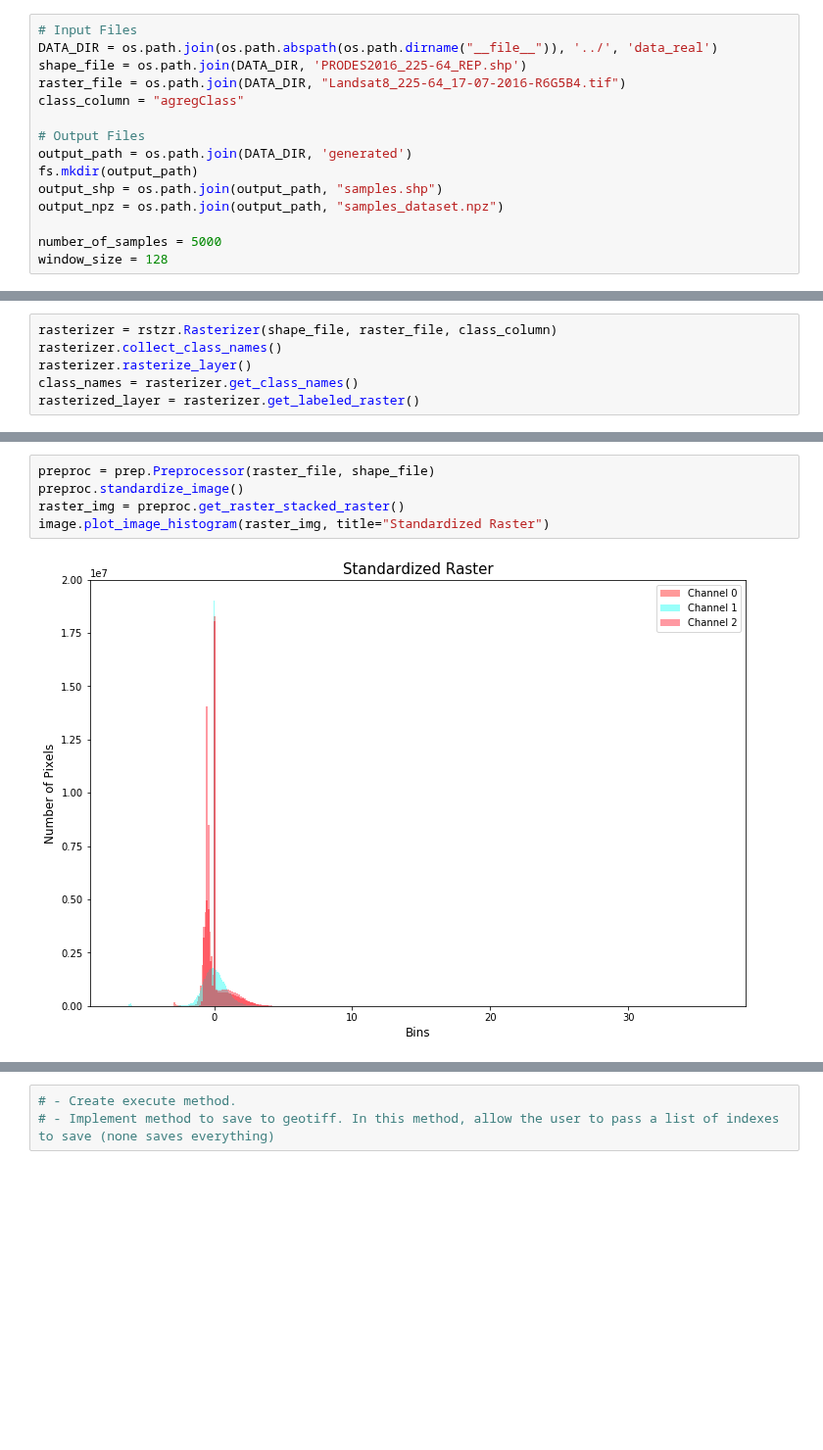
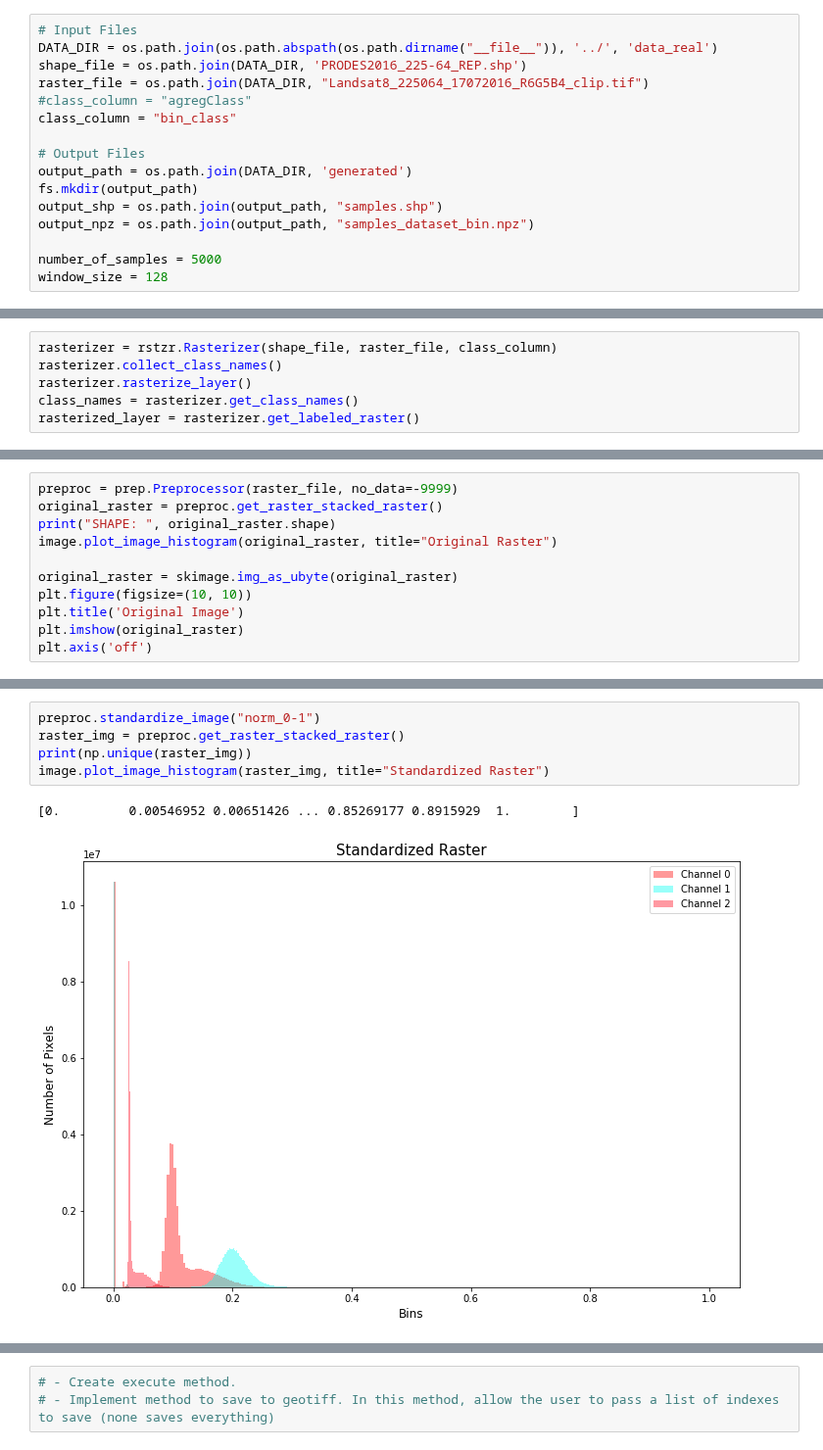
Before and after one commit to rvmaretto/deepgeo, a Jupyter notebook: notebooks/generate_samples_one_scene.ipynb, the cells around one changed output, grey strips where cells are left out. Shown at 98% size. Cells and saved outputs as stored; diff of their text form; blank space fills up the shorter version.

```diff
--- a/notebooks/generate_samples_one_scene.ipynb
+++ b/notebooks/generate_samples_one_scene.ipynb
@@ -33,14 +33,15 @@ reload(fs)
 # Input Files
 DATA_DIR = os.path.join(os.path.abspath(os.path.dirname("__file__")), '../', 'data_real')
 shape_file = os.path.join(DATA_DIR, 'PRODES2016_225-64_REP.shp')
-raster_file = os.path.join(DATA_DIR, "Landsat8_225-64_17-07-2016-R6G5B4.tif")
-class_column = "agregClass"
+raster_file = os.path.join(DATA_DIR, "Landsat8_225064_17072016_R6G5B4_clip.tif")
+#class_column = "agregClass"
+class_column = "bin_class"
 
 # Output Files
 output_path = os.path.join(DATA_DIR, 'generated')
 fs.mkdir(output_path)
 output_shp = os.path.join(output_path, "samples.shp")
-output_npz = os.path.join(output_path, "samples_dataset.npz")
+output_npz = os.path.join(output_path, "samples_dataset_bin.npz")
 
 number_of_samples = 5000
 window_size = 128
@@ -72,0 +77,11 @@ Raster Shape: (7741, 7591, 1)
+# %%
+preproc = prep.Preprocessor(raster_file, no_data=-9999)
+original_raster = preproc.get_raster_stacked_raster()
+print("SHAPE: ", original_raster.shape)
+image.plot_image_histogram(original_raster, title="Original Raster")
+
+original_raster = skimage.img_as_ubyte(original_raster)
+plt.figure(figsize=(10, 10))
+plt.title('Original Image')
+plt.imshow(original_raster)
+plt.axis('off')
@@ -73,10 +93,11 @@ Raster Shape: (7741, 7591, 1)
 # %%
-preproc = prep.Preprocessor(raster_file, shape_file)
-preproc.standardize_image()
+preproc.standardize_image("norm_0-1")
 raster_img = preproc.get_raster_stacked_raster()
+print(np.unique(raster_img))
 image.plot_image_histogram(raster_img, title="Standardized Raster")
 # %% [output]
+[0.         0.00546952 0.00651426 ... 0.85269177 0.8915929  1.        ]
-[figure, old version]
+[figure, new version]
 # %%
 #raster_ds = gdal.Open(raster_file)
 #raster_img = raster_ds.ReadAsArray()
```
Also changed, not shown: parts of 5 cells of this notebook, 17 other files.
